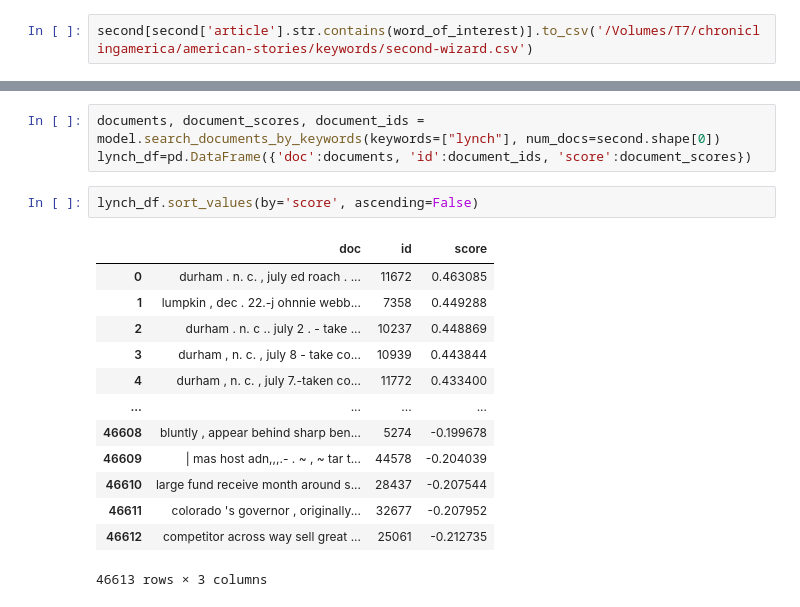
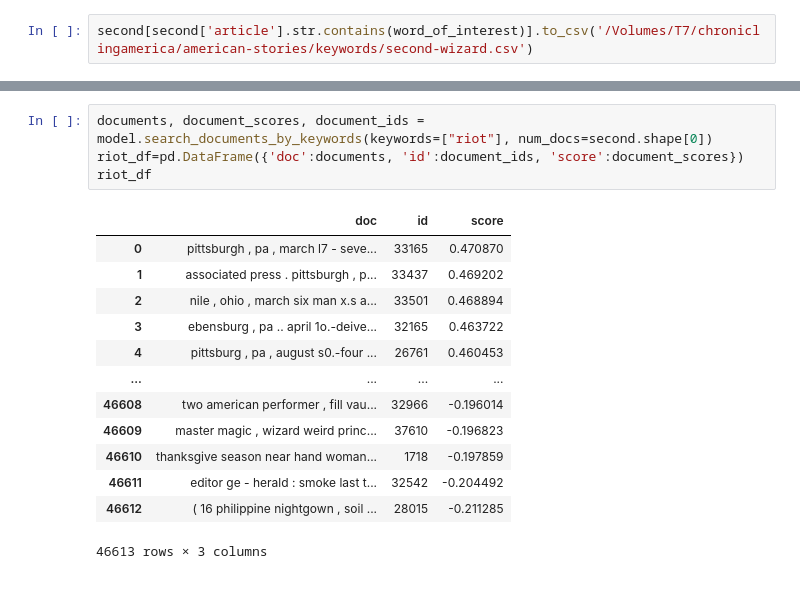
Before and after one commit to park-jay/kkk, a Jupyter notebook: label-newspaper.ipynb, the cells around one changed output, grey strips where cells are left out. Saved outputs shown, nothing was run; the diff lists cells and outputs as text.

```diff
--- a/label-newspaper.ipynb
+++ b/label-newspaper.ipynb
@@ -349,19 +385,18 @@ wizard_df
 # %%
-documents, document_scores, document_ids = model.search_documents_by_keywords(keywords=["lynch"], num_docs=second.shape[0])
-lynch_df=pd.DataFrame({'doc':documents, 'id':document_ids, 'score':document_scores})
+documents, document_scores, document_ids = model.search_documents_by_keywords(keywords=["riot"], num_docs=second.shape[0])
+riot_df=pd.DataFrame({'doc':documents, 'id':document_ids, 'score':document_scores})
+riot_df
+# %% [output]
+|  | doc | id | score |
+| 0 | pittsburgh , pa , march l7 - seve... | 33165 | 0.470870 |
+| 1 | associated press . pittsburgh , p... | 33437 | 0.469202 |
+| 2 | nile , ohio , march six man x.s a... | 33501 | 0.468894 |
+| 3 | ebensburg , pa .. april 1o.-deive... | 32165 | 0.463722 |
+| 4 | pittsburg , pa , august s0.-four ... | 26761 | 0.460453 |
+| ... | ... | ... | ... |
+| 46608 | two american performer , fill vau... | 32966 | -0.196014 |
+| 46609 | master magic , wizard weird princ... | 37610 | -0.196823 |
+| 46610 | thanksgive season near hand woman... | 1718 | -0.197859 |
+| 46611 | editor ge - herald : smoke last t... | 32542 | -0.204492 |
+| 46612 | ( 16 philippine nightgown , soil ... | 28015 | -0.211285 |
+46613 rows × 3 columns
-# %%
-lynch_df.sort_values(by='score', ascending=False)
-# %% [output]
-|  | doc | id | score |
-| 0 | durham . n. c. , july ed roach . ... | 11672 | 0.463085 |
-| 1 | lumpkin , dec . 22.-j ohnnie webb... | 7358 | 0.449288 |
-| 2 | durham . n. c .. july 2 . - take ... | 10237 | 0.448869 |
-| 3 | durham , n. c. , july 8 - take co... | 10939 | 0.443844 |
-| 4 | durham , n. c. , july 7.-taken co... | 11772 | 0.433400 |
-| ... | ... | ... | ... |
-| 46608 | bluntly , appear behind sharp ben... | 5274 | -0.199678 |
-| 46609 | | mas host adn,,,.- . ~ , ~ tar t... | 44578 | -0.204039 |
-| 46610 | large fund receive month around s... | 28437 | -0.207544 |
-| 46611 | colorado 's governor , originally... | 32677 | -0.207952 |
-| 46612 | competitor across way sell great ... | 25061 | -0.212735 |
-46613 rows × 3 columns
```
Also changed, not shown: parts of 9 cells of this notebook.
